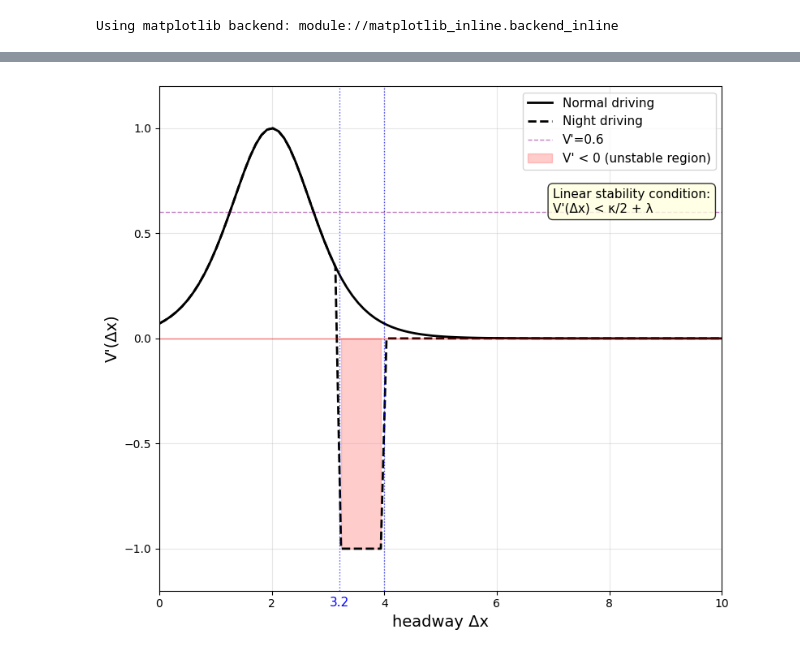
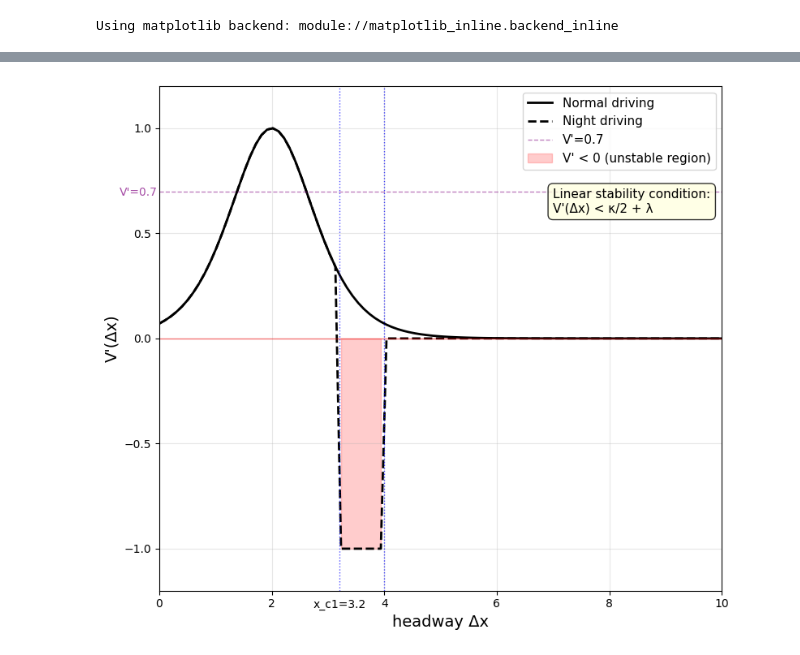
Before and after one commit to bluff-king/Night-driving-behavior, a Jupyter notebook: FWD.ipynb, the cells around one changed output, grey strips where cells are left out. Drawn from its saved outputs; the diff is of its cells as text; code cells hidden in the pictures.

```diff
--- a/FWD.ipynb
+++ b/FWD.ipynb
@@ -95,8 +100,8 @@ def night_velocity_derivative(Dx, x_c=x_c, x_c1=x_c1, x_c2=x_c2):
     V_prime[mask3] = 0
     return V_prime
 
-V_prime_normal = normal_velocity_derivative(headway, x_c)
-V_prime_night = night_velocity_derivative(headway, x_c, x_c1, x_c2)
+V_prime_normal = normal_velocity_derivative(headway)
+V_prime_night = night_velocity_derivative(headway)
 
 plt.figure(figsize=(8, 7))
 plt.plot(headway, V_prime_normal, 'k-', linewidth=2, label="Normal driving")
@@ -104,37 +109,37 @@ plt.plot(headway, V_prime_night, 'k--', linewidth=2, label="Night driving")
 
 plt.axvline(x=x_c1, color='blue', linestyle=':', alpha=0.7, linewidth=1)
 plt.axvline(x=x_c2, color='blue', linestyle=':', alpha=0.7, linewidth=1)
 plt.axhline(y=0, color='red', linestyle='-', alpha=0.5, linewidth=1)
 plt.axhline(y=0.7,color='purple', linestyle='--', alpha=0.5, linewidth=1, label="V'=0.7")
-plt.text(x_c1,-1.23, f'{x_c1}', ha='center', va='top', color='blue', fontsize=11)
-plt.text(x=0.5, y=0.7 + 0.02,  # x là vị trí ngang (tùy chỉnh theo trục x), y là hơi lệch lên so với y=0.7
-         s="V'=0.6",           # nội dung chữ
+plt.text(x_c1,-1.24, f'x_c1={x_c1}', ha='center', va='top', color='black', fontsize=10)
+plt.text(x=-0.7, y=0.7-0.02,   # x là vị trí ngang (tùy chỉnh theo trục x), y là hơi lệch lên so với y=0.7
+         s="V'=0.7",           # nội dung chữ
         color='purple',
         fontsize=10,
         alpha=0.7
 )
 
 # negative region for night driving
 plt.fill_between(headway, V_prime_night, 0, where=(V_prime_night < 0),
                  alpha=0.2, color='red', label='V\' < 0 (unstable region)')
 
 # Add stability condition annotation
 plt.text(7, 0.6, 'Linear stability condition:\nV\'(Δx) < κ/2 + λ',
          fontsize=11, bbox=dict(boxstyle="round,pad=0.4", facecolor="lightyellow", alpha=0.8))
 
 # Formatting
 plt.xlabel('headway Δx', fontsize=14)
 plt.ylabel("V'(Δx)", fontsize=14)
 plt.xlim(0, 10)
 plt.ylim(-1.2, 1.2)
 plt.grid(True, alpha=0.3)
 plt.legend(fontsize=11)
 # plt.title("Derivative of Optimal Velocity Functions", fontsize=14)
 
 plt.tight_layout()
 plt.show()
 # %% [output]
-[figure, old version]
+[figure, new version]
 # %%
 N = 150  # number of vehicles
 kappa = 1.0
```
Also changed, not shown: parts of 6 cells of this notebook.
